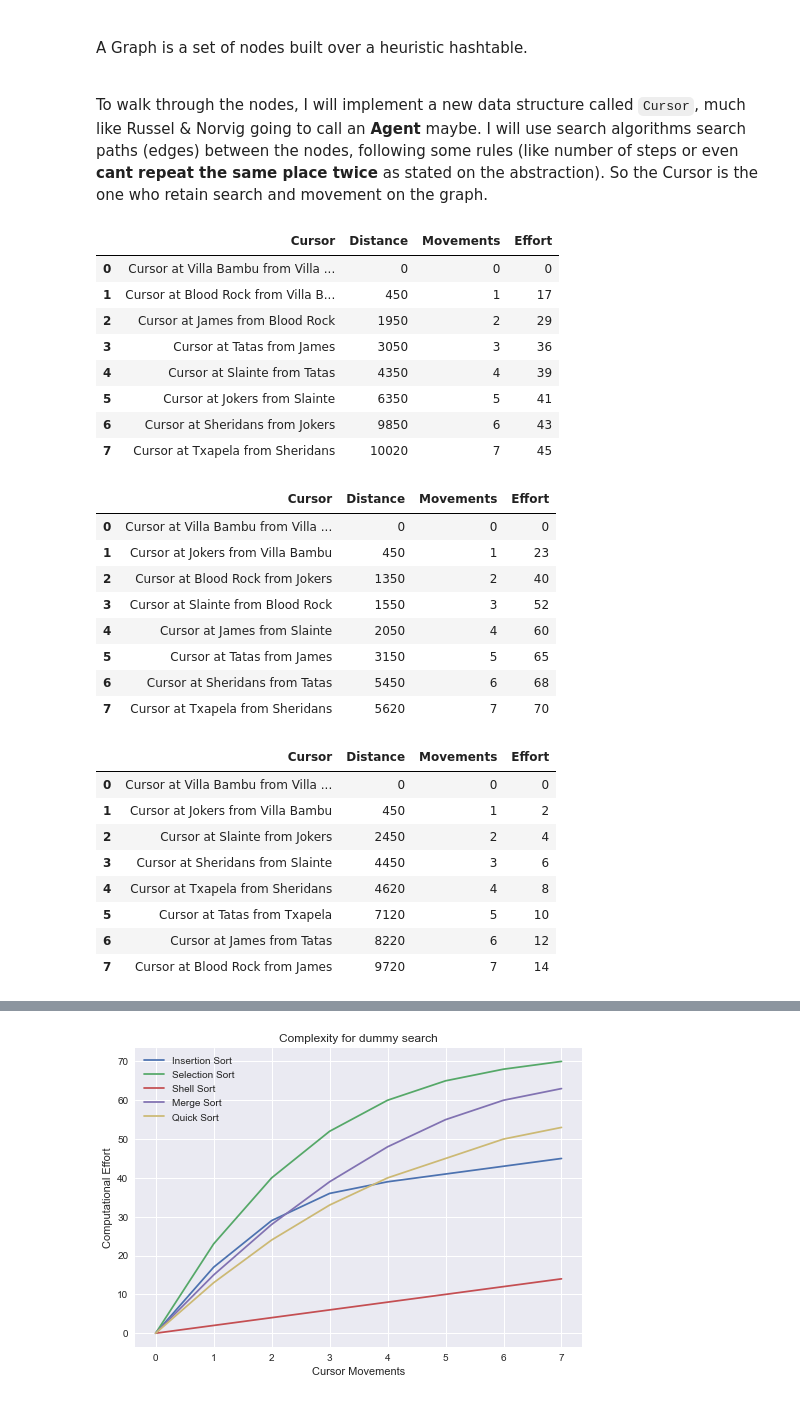
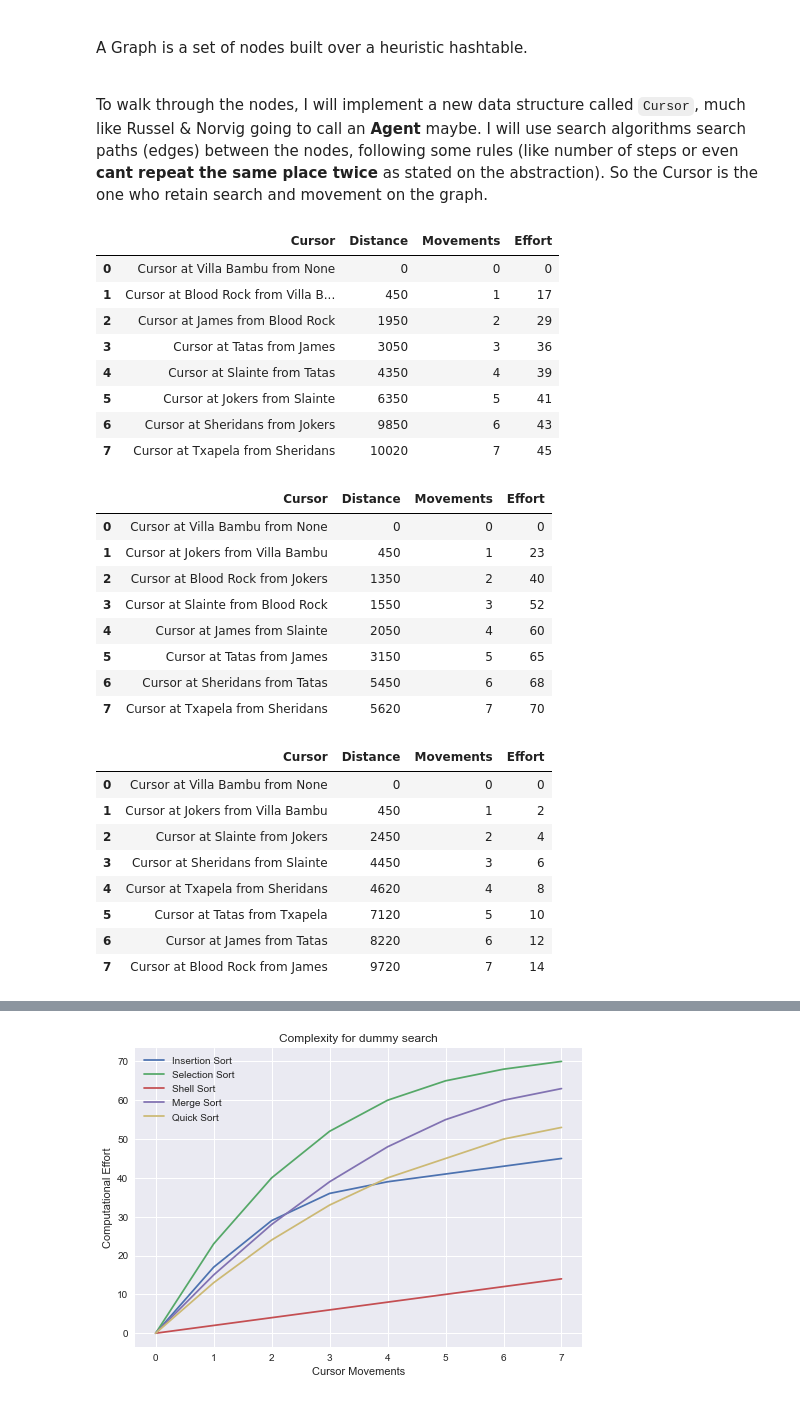
Before and after one commit to brunolcarli/GooGraph, a Jupyter notebook: Beer_route.ipynb, the cells around one changed output, grey strips where cells are left out. Cells and saved outputs as stored; diff of their text form; code cells hidden in the pictures.

```diff
--- a/Beer_route.ipynb
+++ b/Beer_route.ipynb
@@ -168,13 +168,43 @@ class Node:
 
 class Graph:
     """
-        A graph is a set of nodes based.
-        This graph is built over a primary known heuristic hashmap.
+    A graph is a set of nodes based.
+    This graph is built over a primary known heuristic hashmap.
     """
     def __init__(self, heuristic):
         self.nodes = {name: Node(name, heuristic) for name in heuristic}
 
     def __repr__(self):
         return ' | '.join(self.nodes)
+
+
+class Cursor:
+    """
+    The cursor will move node to node in a graph.
+    """
+    def __init__(self, graph, root):
+        self.root = root
+        self.current = root
+        self.last_position = None
+        self.visited = [root.name]
+        self.total_distance = 0
+        self.movements = 0
+        self.effort = 0
+
+    def __repr__(self):
+        if self.last_position is not None:
+            f'Cursor at {self.current} from {self.last_position}'
+        return f'Cursor starts at'
+
+    def move(self, node):
+        """ Move cursor to argument node """
+        self.total_distance += self.current.distance_to(node)
+        self.last_position = self.current
+        self.current = node
+        self.visited.append(node.name)
+        self.movements += 1
+        self.effort += 1
+
+        return self
 # %%
 
@@ -402,22 +388,22 @@ class Cursor:
 # %%
 # Driver code
 START = 'Villa Bambu'
 pub_graph = Graph(pub_distances)
-pub_cursor = Cursor(pub_graph, pub_graph.nodes[START])
+pub_cursor = Probe(pub_graph, pub_graph.nodes[START])
 
 records = [[str(pub_cursor), pub_cursor.total_distance, pub_cursor.movements, pub_cursor.effort]]
 while True:
     option = pub_cursor.search_best_option()
     if not option:
         break
     pub_cursor.move(option)
     records.append([str(pub_cursor), pub_cursor.total_distance, pub_cursor.movements, pub_cursor.effort])
 
 pub_df = pd.DataFrame(records, columns=['Cursor', 'Distance', 'Movements', 'Effort'])
 pub_df
 # %% [output]
 |  | Cursor | Distance | Movements | Effort |
-| 0 | Cursor at Villa Bambu from Villa ... | 0 | 0 | 0 |
+| 0 | Cursor at Villa Bambu from None | 0 | 0 | 0 |
 | 1 | Cursor at Blood Rock from Villa B... | 450 | 1 | 17 |
 | 2 | Cursor at James from Blood Rock | 1950 | 2 | 29 |
 | 3 | Cursor at Tatas from James | 3050 | 3 | 36 |
@@ -427,7 +413,7 @@ pub_df
 | 7 | Cursor at Txapela from Sheridans | 10020 | 7 | 45 |
 # %%
 # Driver code
-pub_cursor = Cursor(pub_graph, pub_graph.nodes[START])
+pub_cursor = Probe(pub_graph, pub_graph.nodes[START])
 
 records = [[str(pub_cursor), pub_cursor.total_distance, pub_cursor.movements, pub_cursor.effort]]
 while True:
@@ -441,7 +427,7 @@ pub_df2 = pd.DataFrame(records, columns=['Cursor', 'Distance', 'Movements', 'Eff
 pub_df2
 # %% [output]
 |  | Cursor | Distance | Movements | Effort |
-| 0 | Cursor at Villa Bambu from Villa ... | 0 | 0 | 0 |
+| 0 | Cursor at Villa Bambu from None | 0 | 0 | 0 |
 | 1 | Cursor at Jokers from Villa Bambu | 450 | 1 | 23 |
 | 2 | Cursor at Blood Rock from Jokers | 1350 | 2 | 40 |
 | 3 | Cursor at Slainte from Blood Rock | 1550 | 3 | 52 |
@@ -451,7 +437,7 @@ pub_df2
 | 7 | Cursor at Txapela from Sheridans | 5620 | 7 | 70 |
 # %%
 # Driver code
-pub_cursor = Cursor(pub_graph, pub_graph.nodes[START])
+pub_cursor = Probe(pub_graph, pub_graph.nodes[START])
 
 records = [[str(pub_cursor), pub_cursor.total_distance, pub_cursor.movements, pub_cursor.effort]]
 while True:
@@ -465,7 +451,7 @@ pub_df3 = pd.DataFrame(records, columns=['Cursor', 'Distance', 'Movements', 'Eff
 pub_df3
 # %% [output]
 |  | Cursor | Distance | Movements | Effort |
-| 0 | Cursor at Villa Bambu from Villa ... | 0 | 0 | 0 |
+| 0 | Cursor at Villa Bambu from None | 0 | 0 | 0 |
 | 1 | Cursor at Jokers from Villa Bambu | 450 | 1 | 2 |
 | 2 | Cursor at Slainte from Jokers | 2450 | 2 | 4 |
 | 3 | Cursor at Sheridans from Slainte | 4450 | 3 | 6 |
```
Also changed, not shown: parts of 5 cells of this notebook.
